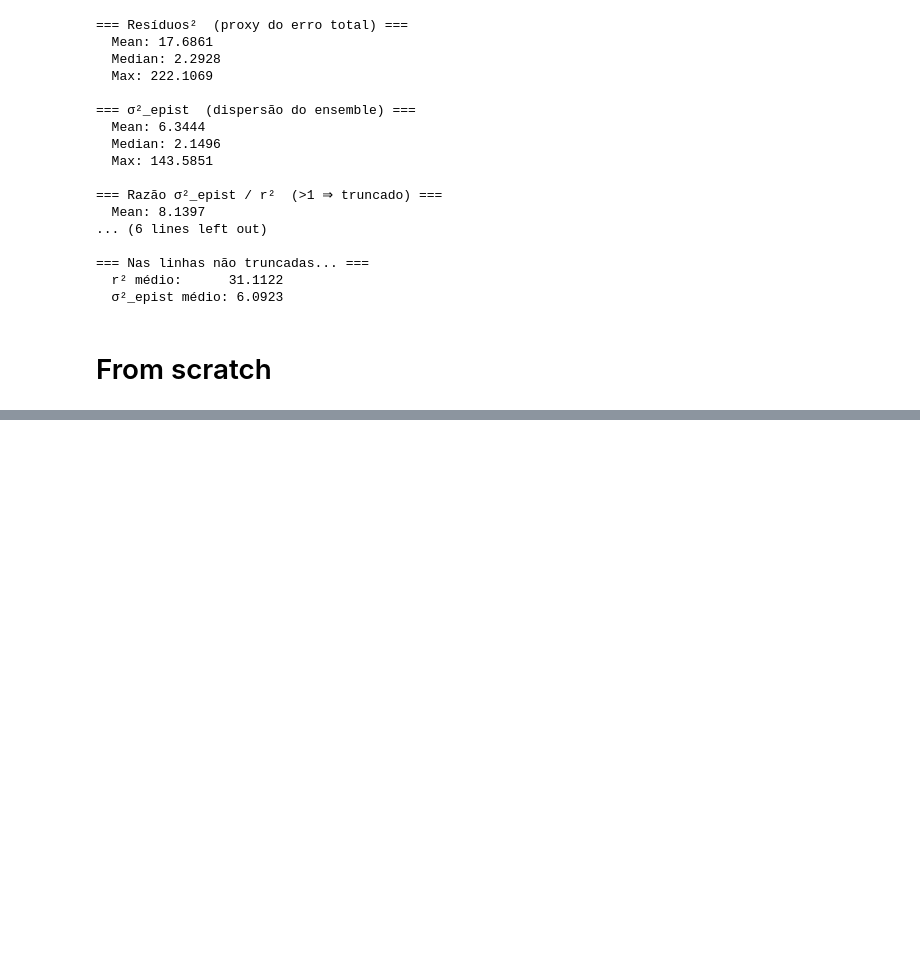
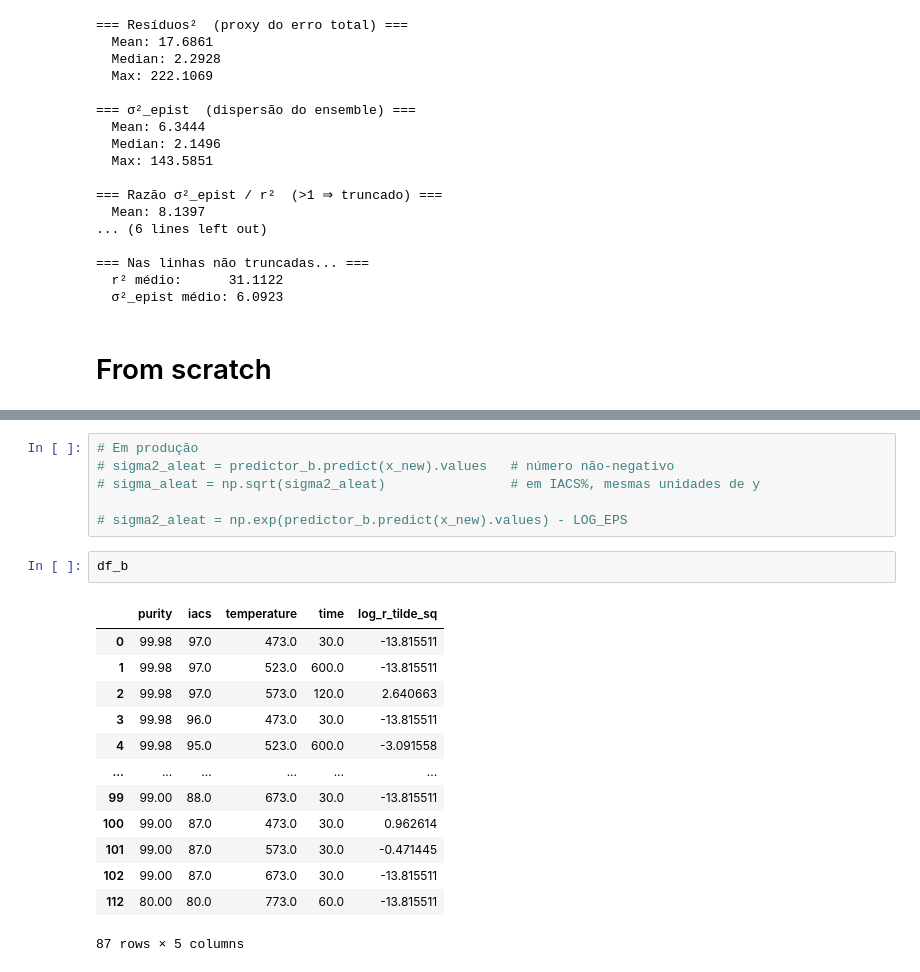
Before and after one commit to FelipeMFO-RM/uncertainty-aware-predictors, a Jupyter notebook: notebooks/modeling/annealing_tests.ipynb, the cells around one changed output, grey strips where cells are left out. Cells and saved outputs as stored; diff of their text form; blank space fills up the shorter version.

Commit message:
Add predictor B

```diff
--- a/notebooks/modeling/annealing_tests.ipynb
+++ b/notebooks/modeling/annealing_tests.ipynb
@@ -1095,0 +1233,22 @@ print(oof_table.head())
+# %%
+# Em produção
+# sigma2_aleat = predictor_b.predict(x_new).values   # número não-negativo
+# sigma_aleat = np.sqrt(sigma2_aleat)                # em IACS%, mesmas unidades de y
+
+# sigma2_aleat = np.exp(predictor_b.predict(x_new).values) - LOG_EPS
+# %%
+df_b
+# %% [output]
+|  | purity | iacs | temperature | time | log_r_tilde_sq |
+| 0 | 99.98 | 97.0 | 473.0 | 30.0 | -13.815511 |
+| 1 | 99.98 | 97.0 | 523.0 | 600.0 | -13.815511 |
+| 2 | 99.98 | 97.0 | 573.0 | 120.0 | 2.640663 |
+| 3 | 99.98 | 96.0 | 473.0 | 30.0 | -13.815511 |
+| 4 | 99.98 | 95.0 | 523.0 | 600.0 | -3.091558 |
+| ... | ... | ... | ... | ... | ... |
+| 99 | 99.00 | 88.0 | 673.0 | 30.0 | -13.815511 |
+| 100 | 99.00 | 87.0 | 473.0 | 30.0 | 0.962614 |
+| 101 | 99.00 | 87.0 | 573.0 | 30.0 | -0.471445 |
+| 102 | 99.00 | 87.0 | 673.0 | 30.0 | -13.815511 |
+| 112 | 80.00 | 80.0 | 773.0 | 60.0 | -13.815511 |
+87 rows × 5 columns
```
Also changed, not shown: parts of 11 cells of this notebook, 2 other files.
